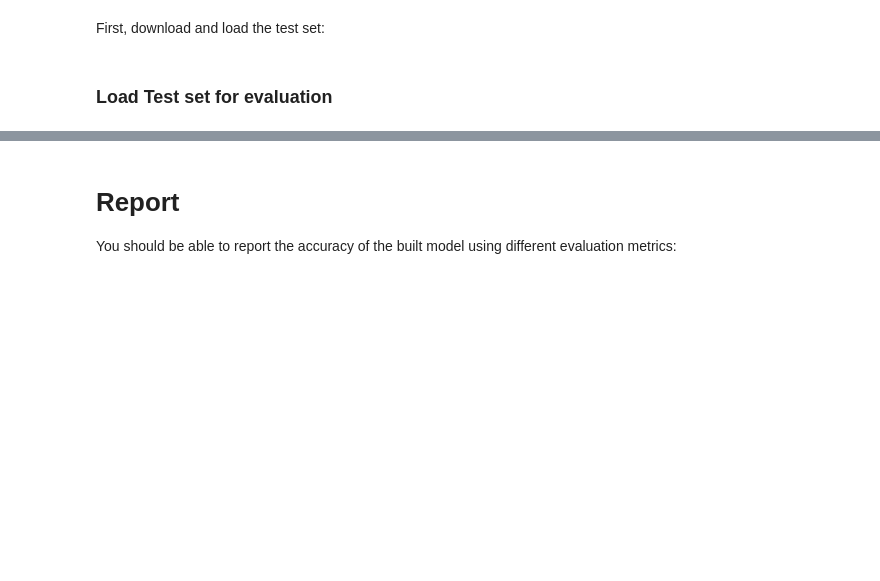
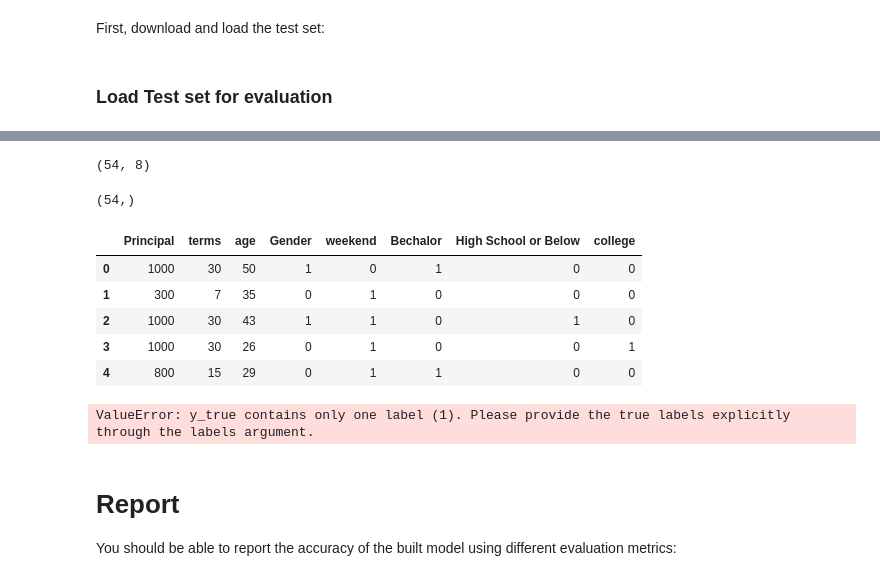
Before and after one commit to joelmarkanderson/coursera-machine-learning-with-python-capstone-project, a Jupyter notebook: ML0101EN-Proj-Loan-py-v1.ipynb, the cells around one changed output, grey strips where cells are left out. Drawn from its saved outputs; the diff is of its cells as text; code cells hidden in the pictures; blank space fills up the shorter version.

```diff
--- a/ML0101EN-Proj-Loan-py-v1.ipynb
+++ b/ML0101EN-Proj-Loan-py-v1.ipynb
@@ -314,0 +416,28 @@ test_df.head()
+# %%
+from IPython.core.interactiveshell import InteractiveShell
+InteractiveShell.ast_node_interactivity = "all"
+test_df['due_date'] = pd.to_datetime(test_df['due_date'])
+test_df['effective_date'] = pd.to_datetime(test_df['effective_date'])
+test_df['dayofweek'] = test_df['effective_date'].dt.dayofweek
+test_df['weekend'] = test_df['dayofweek'].apply(lambda x: 1 if (x>3)  else 0)
+#test_df['Gender'].replace(to_replace=['male','female'], value=[0,1],inplace=True)
+
+x_test = test_df[['Principal','terms','age','Gender','weekend']]
+x_test = pd.concat([x_test, pd.get_dummies(test_df['education'])], axis=1)
+x_test.drop(['Master or Above'], axis = 1,inplace=True)
+#x_test = preprocessing.StandardScaler().fit(x_test).transform(x_test)
+
+y_test = test_df['loan_status'].values#.ravel()
+x_test.shape
+y_test.shape
+x_test.head()
+#y_test.head()
+# %% [output]
+(54, 8)
+(54,)
+|  | Principal | terms | age | Gender | weekend | Bechalor | High School or Below | college |
+| 0 | 1000 | 30 | 50 | 1 | 0 | 1 | 0 | 0 |
+| 1 | 300 | 7 | 35 | 0 | 1 | 0 | 0 | 0 |
+| 2 | 1000 | 30 | 43 | 1 | 1 | 0 | 1 | 0 |
+| 3 | 1000 | 30 | 26 | 0 | 1 | 0 | 0 | 1 |
+| 4 | 800 | 15 | 29 | 0 | 1 | 1 | 0 | 0 |
@@ -315,3 +456,26 @@ test_df.head()
+# %%
+df_report = pd.DataFrame({'Algorithm': ['KNN', 'Decision Tree', 'SVM', 'LogisticRegression'],
+                              'Jaccard': [
+                                  sklearn.metrics.jaccard_score(knn.predict(x_test), y_test.ravel()),
+                                  sklearn.metrics.jaccard_score(dtc.predict(x_test), y_test),
+                                  sklearn.metrics.jaccard_score(svm.predict(x_test), y_test),
+                                  sklearn.metrics.jaccard_score(lr.predict(x_test), y_test),
+                               ],
+                               'F1-score': [
+                                  sklearn.metrics.f1_score(knn.predict(x_test), y_test.ravel()),
+                                  sklearn.metrics.f1_score(dtc.predict(x_test), y_test),
+                                  sklearn.metrics.f1_score(svm.predict(x_test), y_test),
+                                  sklearn.metrics.f1_score(lr.predict(x_test), y_test),
+                               ],
+                               'LogLoss': [
+                                   'NA',
+                                   'NA',
+                                   'NA',
+                                  sklearn.metrics.log_loss(lr.predict(x_test), y_test),
+                               ]})
+df_report
+# %% [output]
+ValueError: y_true contains only one label (1). Please provide the true labels explicitly through the labels argument.
 # %% [markdown]
 # Report
 You should be able to report the accuracy of the built model using different evaluation metrics:
```
Also changed, not shown: parts of 25 cells of this notebook.
